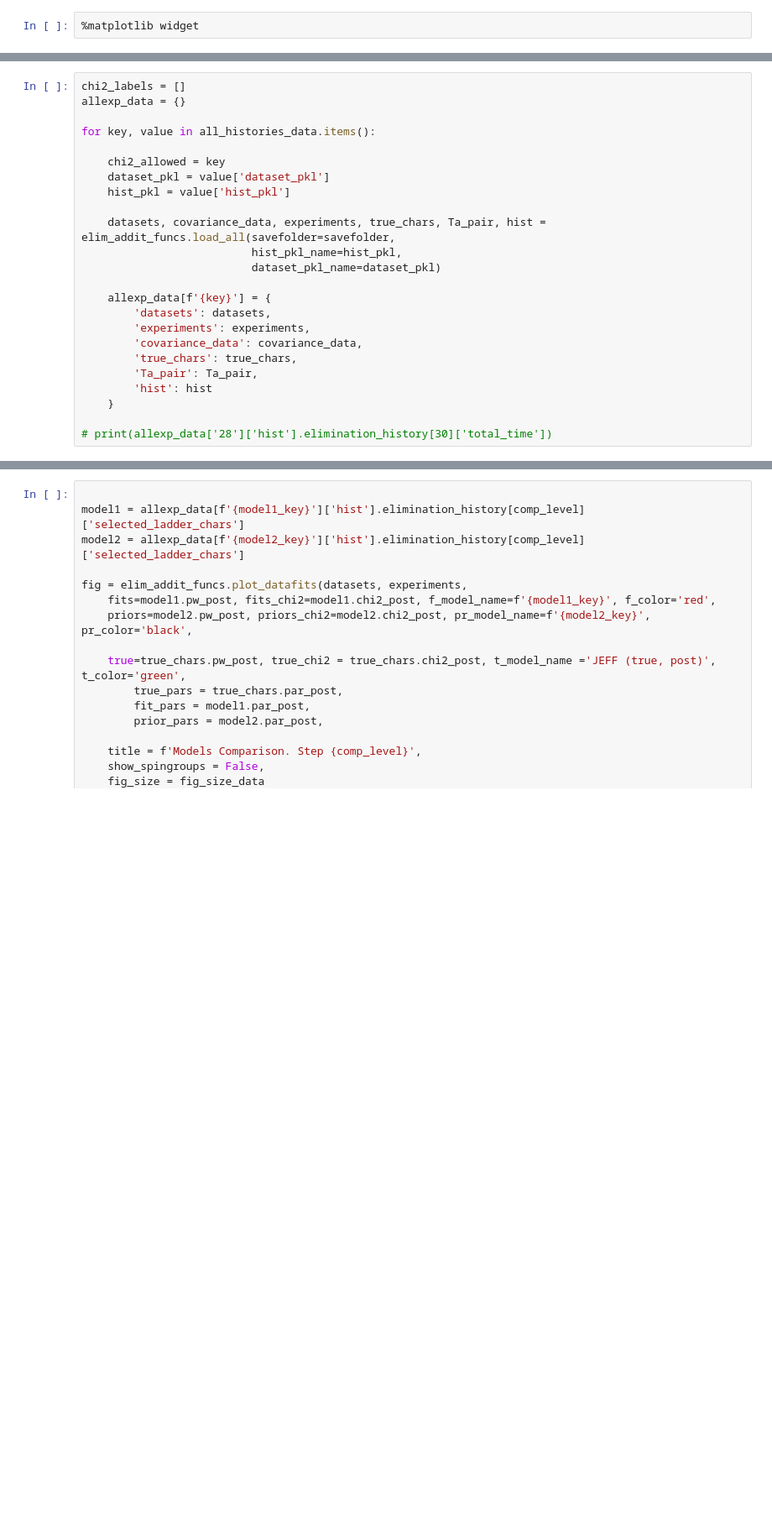
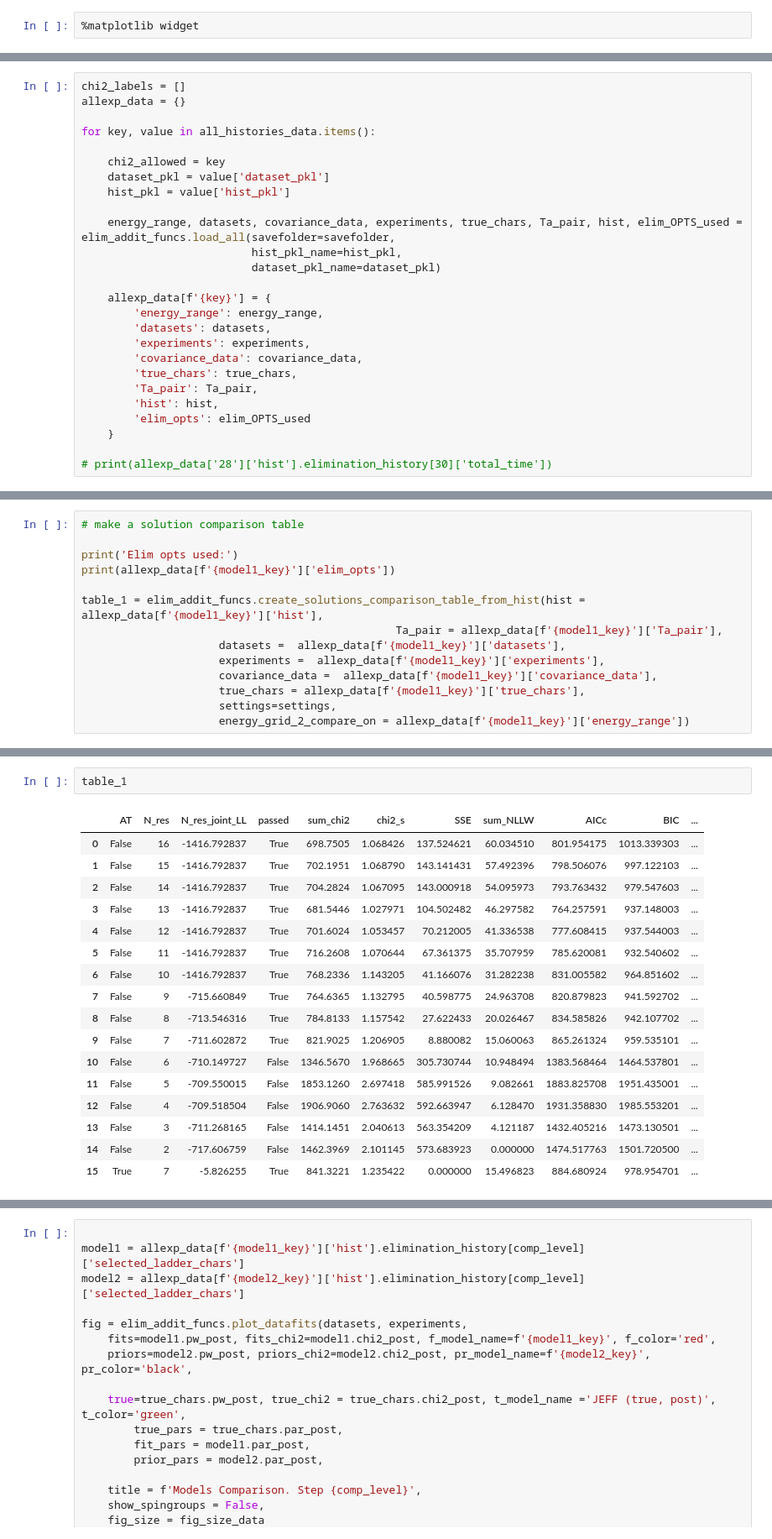
Before and after one commit to Naww137/ATARI, a Jupyter notebook: examples/Ta181_Analysis/hist_reader_comparison.ipynb, the cells around one changed output, grey strips where cells are left out. Shown at 84% size. Drawn from its saved outputs; the diff is of its cells as text; blank space fills up the shorter version.

Commit message:
input formats change (side_res), all elimination params in one place. added more data to history for tracking.

```diff
--- a/examples/Ta181_Analysis/hist_reader_comparison.ipynb
+++ b/examples/Ta181_Analysis/hist_reader_comparison.ipynb
@@ -71,17 +132,19 @@ for key, value in all_histories_data.items():
     dataset_pkl = value['dataset_pkl']
     hist_pkl = value['hist_pkl']
 
-    datasets, covariance_data, experiments, true_chars, Ta_pair, hist = elim_addit_funcs.load_all(savefolder=savefolder,
+    energy_range, datasets, covariance_data, experiments, true_chars, Ta_pair, hist, elim_OPTS_used = elim_addit_funcs.load_all(savefolder=savefolder,
                           hist_pkl_name=hist_pkl,
                           dataset_pkl_name=dataset_pkl)
 
     allexp_data[f'{key}'] = {
+        'energy_range': energy_range,
         'datasets': datasets,
         'experiments': experiments,
         'covariance_data': covariance_data,
         'true_chars': true_chars,
         'Ta_pair': Ta_pair,
-        'hist': hist
+        'hist': hist,
+        'elim_opts': elim_OPTS_used
     }
 
 # print(allexp_data['28']['hist'].elimination_history[30]['total_time'])
@@ -99,3 +180,17 @@ settings = {
     'keep_runDIR_SAMMY': True,
     'shell_SAMMY': 'bash',
 }
+# %%
+# make a solution comparison table
+
+print('Elim opts used:')
+print(allexp_data[f'{model1_key}']['elim_opts'])
+
+table_1 = elim_addit_funcs.create_solutions_comparison_table_from_hist(hist = allexp_data[f'{model1_key}']['hist'],
+                                                Ta_pair = allexp_data[f'{model1_key}']['Ta_pair'],
+                     datasets =  allexp_data[f'{model1_key}']['datasets'],
+                     experiments =  allexp_data[f'{model1_key}']['experiments'],
+                     covariance_data =  allexp_data[f'{model1_key}']['covariance_data'],
+                     true_chars = allexp_data[f'{model1_key}']['true_chars'],
+                     settings=settings,
+                     energy_grid_2_compare_on = allexp_data[f'{model1_key}']['energy_range'])
@@ -102 +218,21 @@ settings = {
+# %%
+table_1
+# %% [output]
+|  | AT | N_res | N_res_joint_LL | passed | sum_chi2 | chi2_s | SSE | sum_NLLW | AICc | BIC | ... |
+| 0 | False | 16 | -1416.792837 | True | 698.7505 | 1.068426 | 137.524621 | 60.034510 | 801.954175 | 1013.339303 | ... |
+| 1 | False | 15 | -1416.792837 | True | 702.1951 | 1.068790 | 143.141431 | 57.492396 | 798.506076 | 997.122103 | ... |
+| 2 | False | 14 | -1416.792837 | True | 704.2824 | 1.067095 | 143.000918 | 54.095973 | 793.763432 | 979.547603 | ... |
+| 3 | False | 13 | -1416.792837 | True | 681.5446 | 1.027971 | 104.502482 | 46.297582 | 764.257591 | 937.148003 | ... |
+| 4 | False | 12 | -1416.792837 | True | 701.6024 | 1.053457 | 70.212005 | 41.336538 | 777.608415 | 937.544003 | ... |
+| 5 | False | 11 | -1416.792837 | True | 716.2608 | 1.070644 | 67.361375 | 35.707959 | 785.620081 | 932.540602 | ... |
+| 6 | False | 10 | -1416.792837 | True | 768.2336 | 1.143205 | 41.166076 | 31.282238 | 831.005582 | 964.851602 | ... |
+| 7 | False | 9 | -715.660849 | True | 764.6365 | 1.132795 | 40.598775 | 24.963708 | 820.879823 | 941.592702 | ... |
+| 8 | False | 8 | -713.546316 | True | 784.8133 | 1.157542 | 27.622433 | 20.026467 | 834.585826 | 942.107702 | ... |
+| 9 | False | 7 | -711.602872 | True | 821.9025 | 1.206905 | 8.880082 | 15.060063 | 865.261324 | 959.535101 | ... |
+| 10 | False | 6 | -710.149727 | False | 1346.5670 | 1.968665 | 305.730744 | 10.948494 | 1383.568464 | 1464.537801 | ... |
+| 11 | False | 5 | -709.550015 | False | 1853.1260 | 2.697418 | 585.991526 | 9.082661 | 1883.825708 | 1951.435001 | ... |
+| 12 | False | 4 | -709.518504 | False | 1906.9060 | 2.763632 | 592.663947 | 6.128470 | 1931.358830 | 1985.553201 | ... |
+| 13 | False | 3 | -711.268165 | False | 1414.1451 | 2.040613 | 563.354209 | 4.121187 | 1432.405216 | 1473.130501 | ... |
+| 14 | False | 2 | -717.606759 | False | 1462.3969 | 2.101145 | 573.683923 | 0.000000 | 1474.517763 | 1501.720500 | ... |
+| 15 | True | 7 | -5.826255 | True | 841.3221 | 1.235422 | 0.000000 | 15.496823 | 884.680924 | 978.954701 | ... |
 # %%
```
Also changed, not shown: parts of 9 cells of this notebook, 3 other files.
